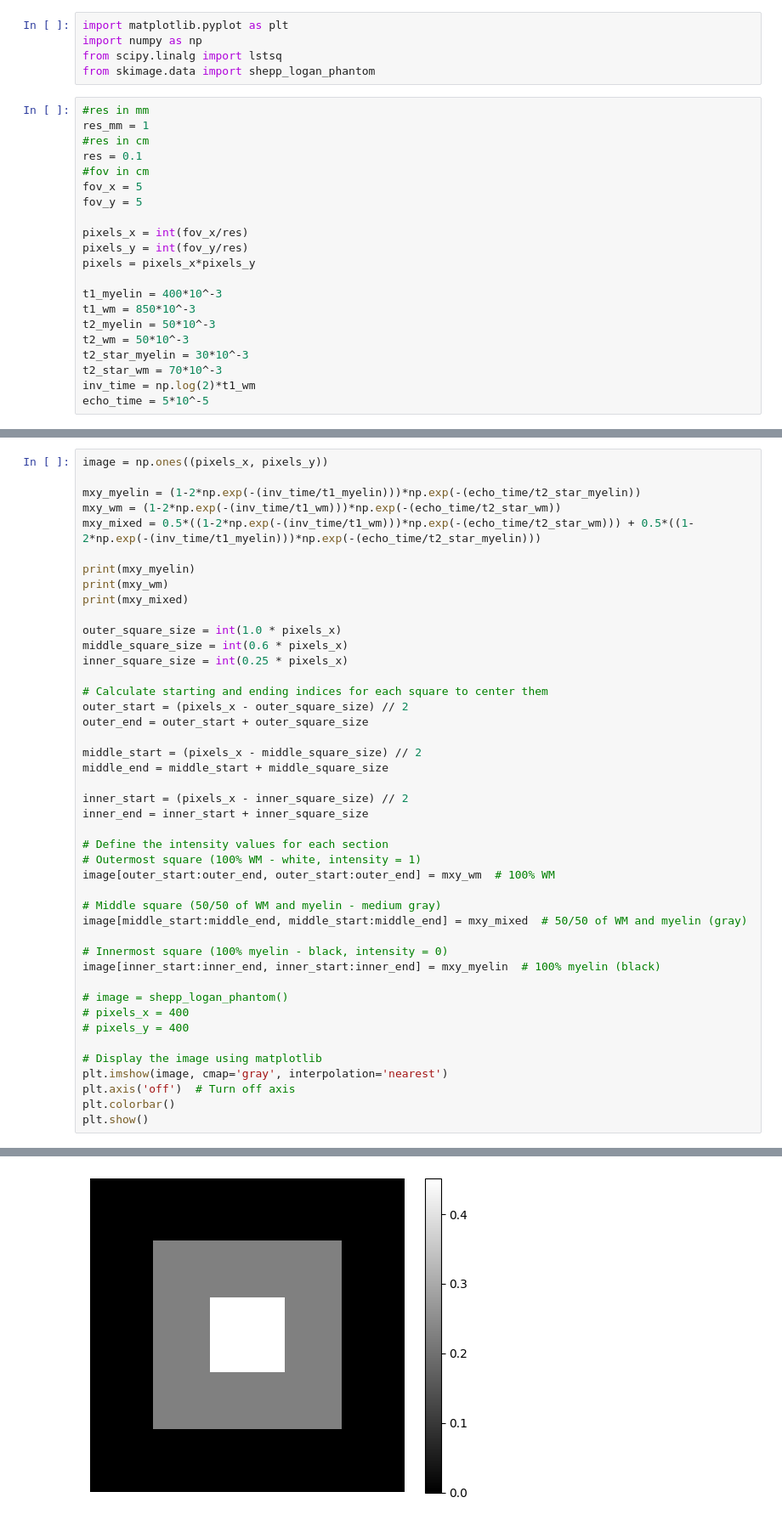
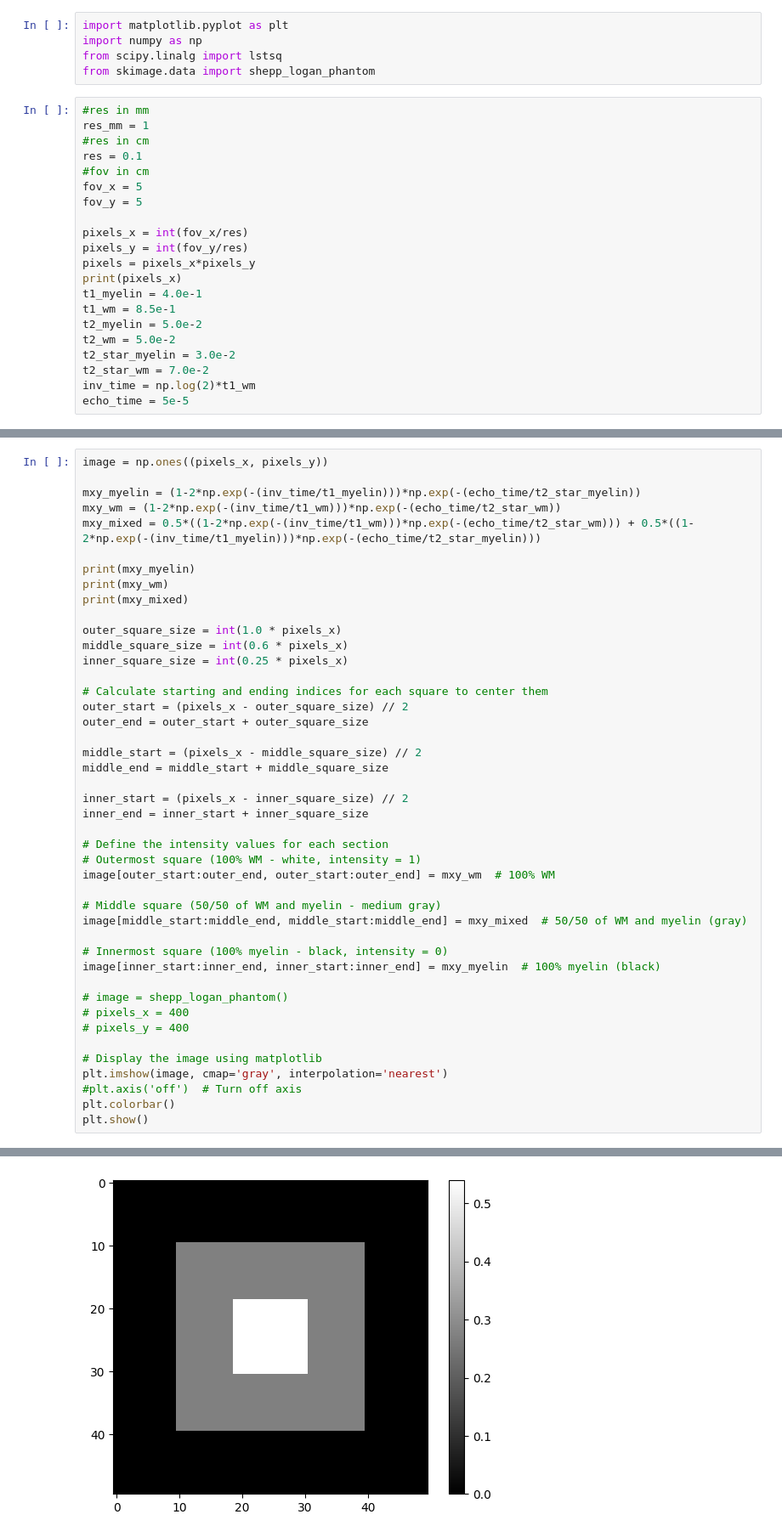
Before and after one commit to indup01/masters_mri_myelin_ute_imaging, a Jupyter notebook: simulation_radial_sampling.ipynb, the cells around one changed output, grey strips where cells are left out. Shown at 85% size. Drawn from its saved outputs; the diff is of its cells as text.

```diff
--- a/simulation_radial_sampling.ipynb
+++ b/simulation_radial_sampling.ipynb
@@ -15,12 +15,12 @@ fov_y = 5
 pixels_x = int(fov_x/res)
 pixels_y = int(fov_y/res)
 pixels = pixels_x*pixels_y
-
-t1_myelin = 400*10^-3
-t1_wm = 850*10^-3
-t2_myelin = 50*10^-3
-t2_wm = 50*10^-3
-t2_star_myelin = 30*10^-3
-t2_star_wm = 70*10^-3
+print(pixels_x)
+t1_myelin = 4.0e-1
+t1_wm = 8.5e-1
+t2_myelin = 5.0e-2
+t2_wm = 5.0e-2
+t2_star_myelin = 3.0e-2
+t2_star_wm = 7.0e-2
 inv_time = np.log(2)*t1_wm
-echo_time = 5*10^-5
+echo_time = 5e-5
@@ -65,7 +67,7 @@ image[inner_start:inner_end, inner_start:inner_end] = mxy_myelin  # 100% myelin
 
 # Display the image using matplotlib
 plt.imshow(image, cmap='gray', interpolation='nearest')
-plt.axis('off')  # Turn off axis
+#plt.axis('off')  # Turn off axis
 plt.colorbar()
 plt.show()
 # %% [output]
@@ -75,4 +77,4 @@ plt.show()
-[figure, old version]
+[figure, new version]
 # %%
 f_image = np.fft.fft2(image)
 
```
Also changed, not shown: parts of 8 cells of this notebook.
